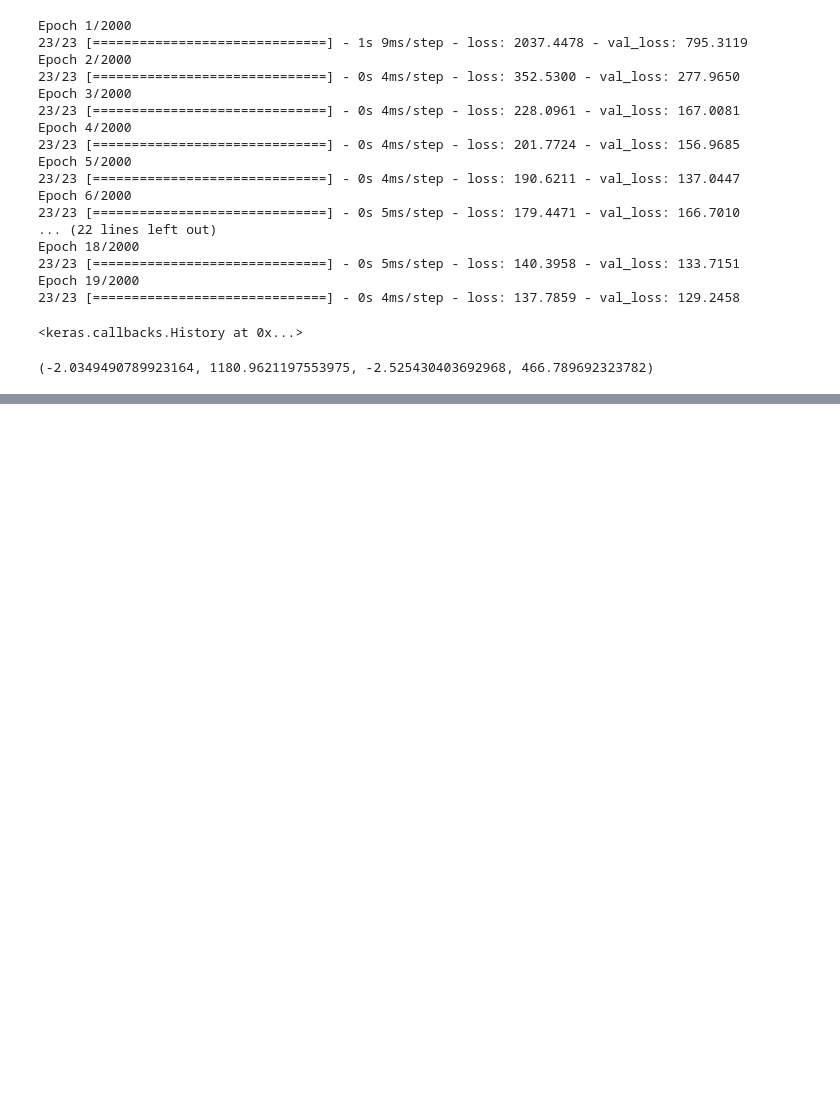
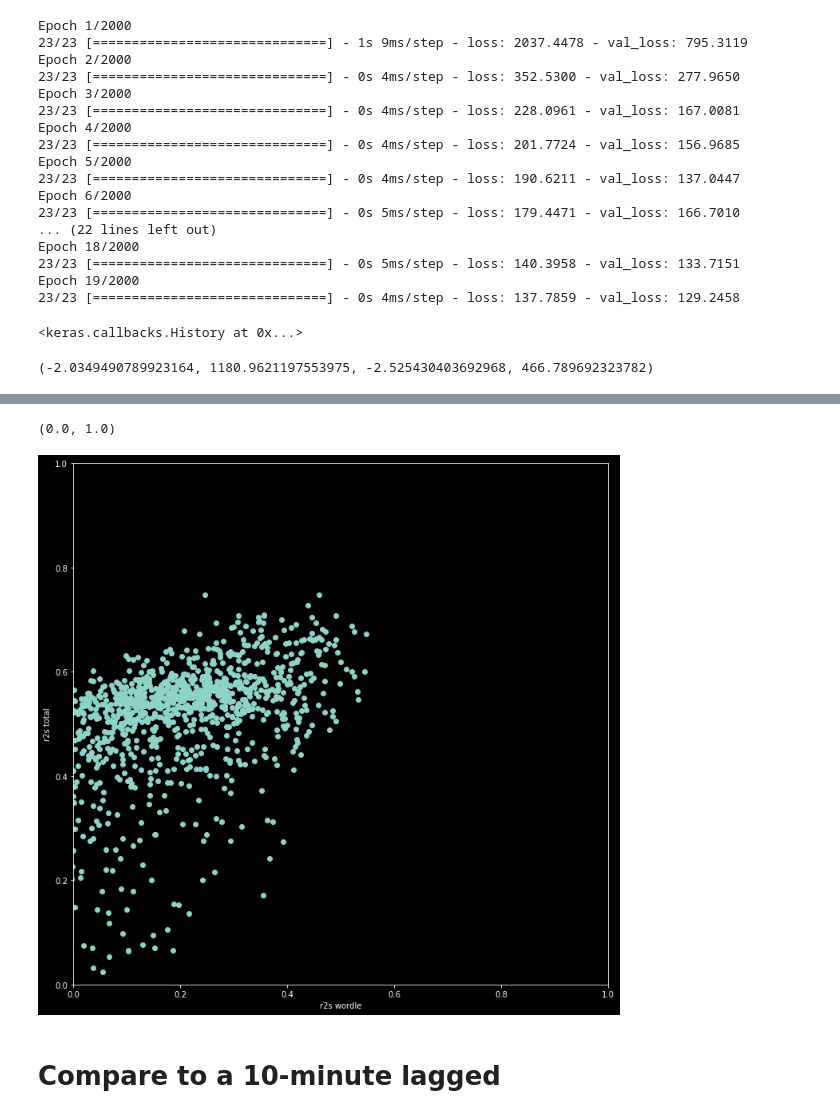
Before and after one commit to dtersegno/capstone, a Jupyter notebook: model/4_models.ipynb, the cells around one changed output, grey strips where cells are left out. Cells and saved outputs as stored; diff of their text form; code cells hidden in the pictures; blank space fills up the shorter version.

```diff
--- a/model/4_models.ipynb
+++ b/model/4_models.ipynb
@@ -424,0 +462,12 @@ INFO:tensorflow:Assets written to: ./saved_models/NN_2_0_10_20_12_25_10\assets
+# %%
+plt.figure(figsize = (12,12))
+plt.scatter(r2s_wordle, r2s_total)
+plt.xlabel('r2s wordle')
+plt.ylabel('r2s total')
+plt.xlim(0,1)
+plt.ylim(0,1)
+# %% [output]
+(0.0, 1.0)
+[figure, added]
+# %% [markdown]
+# Compare to a 10-minute lagged
```
Also changed, not shown: parts of 9 cells of this notebook, 1 other file.
